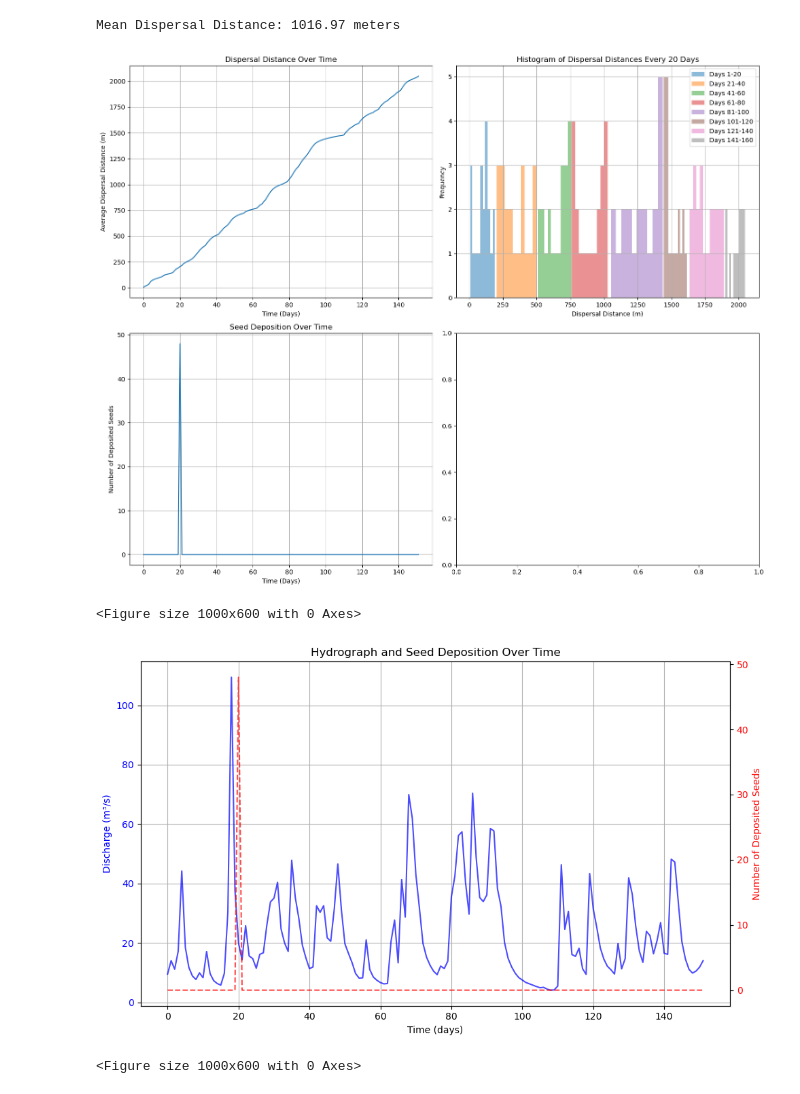
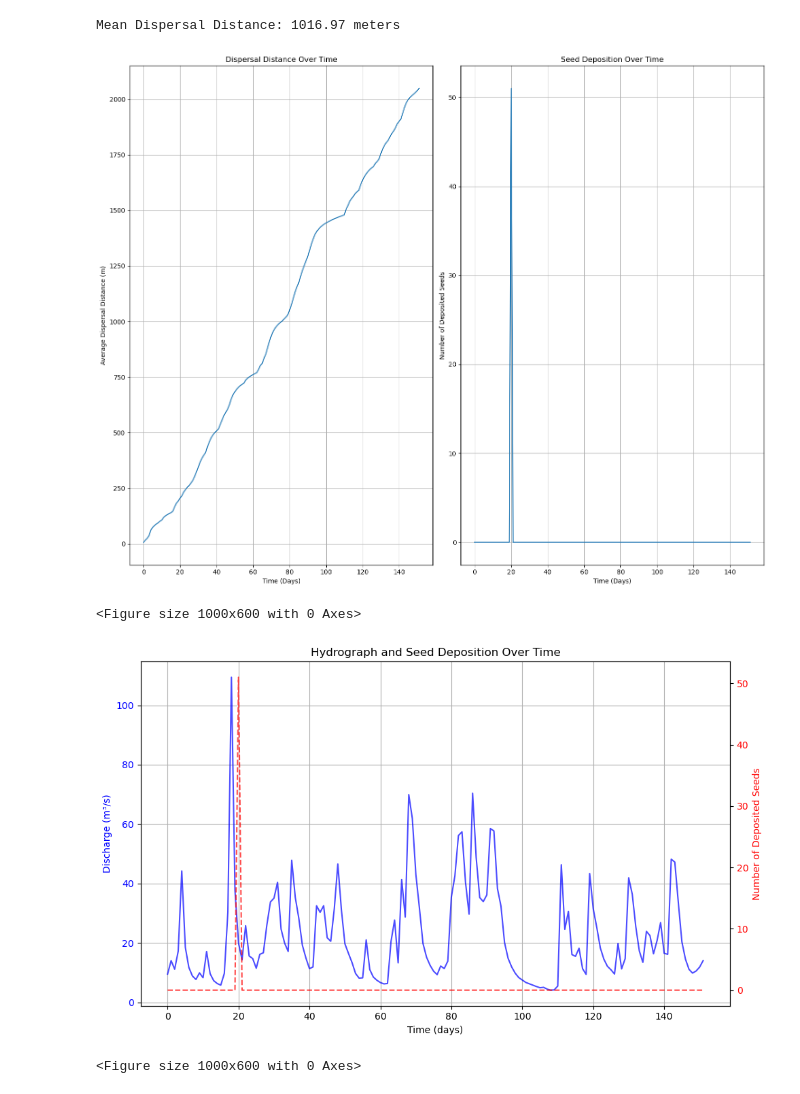
Before and after one commit to jahardwick8/INNS_seed_transport, a Jupyter notebook: INNS_seed_py/seed_dispersal_1D.ipynb, the cells around one changed output. Saved outputs shown, nothing was run; the diff lists cells and outputs as text; code cells hidden in the pictures.

```diff
--- a/INNS_seed_py/seed_dispersal_1D.ipynb
+++ b/INNS_seed_py/seed_dispersal_1D.ipynb
@@ -173,66 +173,56 @@ interval = 20
 grouped_dispersal_distances = [dispersal_distances[i:i+interval] for i in range(0, len(dispersal_distances), interval)]
 
 # Plotting
-fig, axes = plt.subplots(2, 2, figsize=(15, 12))
+fig, axes = plt.subplots(1, 2, figsize=(15, 12))
 
 # Plot dispersal distance over time
-axes[0, 0].plot(dispersal_distances)
-axes[0, 0].set_title('Dispersal Distance Over Time')
-axes[0, 0].set_xlabel('Time (Days)')
-axes[0, 0].set_ylabel('Average Dispersal Distance (m)')
-axes[0, 0].grid(True)
-
-# Plot histogram of dispersal distances every 20 days
-for i, group in enumerate(grouped_dispersal_distances):
-    axes[0, 1].hist(group, bins=10, alpha=0.5, label=f"Days {i*interval + 1}-{(i+1)*interval}")
-
-axes[0, 1].set_title('Histogram of Dispersal Distances Every 20 Days')
-axes[0, 1].set_xlabel('Dispersal Distance (m)')
-axes[0, 1].set_ylabel('Frequency')
-axes[0, 1].legend()
-axes[0, 1].grid(True)
+axes[0].plot(dispersal_distances)
+axes[0].set_title('Dispersal Distance Over Time')
+axes[0].set_xlabel('Time (Days)')
+axes[0].set_ylabel('Average Dispersal Distance (m)')
+axes[0].grid(True)
 
 # Plot seed deposition over time
-axes[1, 0].plot(deposited_seeds_over_time)
-axes[1, 0].set_title('Seed Deposition Over Time')
-axes[1, 0].set_xlabel('Time (Days)')
-axes[1, 0].set_ylabel('Number of Deposited Seeds')
-axes[1, 0].grid(True)
+axes[1].plot(deposited_seeds_over_time)
+axes[1].set_title('Seed Deposition Over Time')
+axes[1].set_xlabel('Time (Days)')
+axes[1].set_ylabel('Number of Deposited Seeds')
+axes[1].grid(True)
 
 # Adjust layout
 plt.tight_layout()
 plt.show()
 
 # Plot the hydrograph and seed deposition over time
 plt.figure(figsize=(10, 6))
 
 # Create a twin axis to plot both hydrograph and deposited seeds on the same plot
 fig, ax1 = plt.subplots(figsize=(10, 6))
 
 # Plot the hydrograph on the first y-axis
 ax1.plot(range(time_steps), hydrograph, color='blue', label="Hydrograph (Discharge)", linestyle='-', alpha=0.7)
 ax1.set_xlabel('Time (days)')
 ax1.set_ylabel('Discharge (m³/s)', color='blue')
 ax1.tick_params(axis='y', labelcolor='blue')
 
 # Create a second y-axis to plot deposited seeds
 ax2 = ax1.twinx()
 ax2.plot(range(time_steps), deposited_seeds_over_time, color='red', label="Deposited Seeds", linestyle='--', alpha=0.7)
 ax2.set_ylabel('Number of Deposited Seeds', color='red')
 ax2.tick_params(axis='y', labelcolor='red')
 
 # Adding titles and grid
 ax1.set_title('Hydrograph and Seed Deposition Over Time')
 ax1.grid(True)
 
 # Display the plot
 plt.tight_layout()
 plt.show()
 # %% [output]
 Mean Dispersal Distance: 1016.97 meters
-[figure, old version]
+[figure, new version]
 <Figure size 1000x600 with 0 Axes>
-[figure, old version]
+[figure, new version]
 # %%
 # Ensure both arrays are the same length by trimming the longer one
 min_length = min(len(hydrograph), len(water_levels))
```
Also changed, not shown: parts of 1 cell of this notebook.
